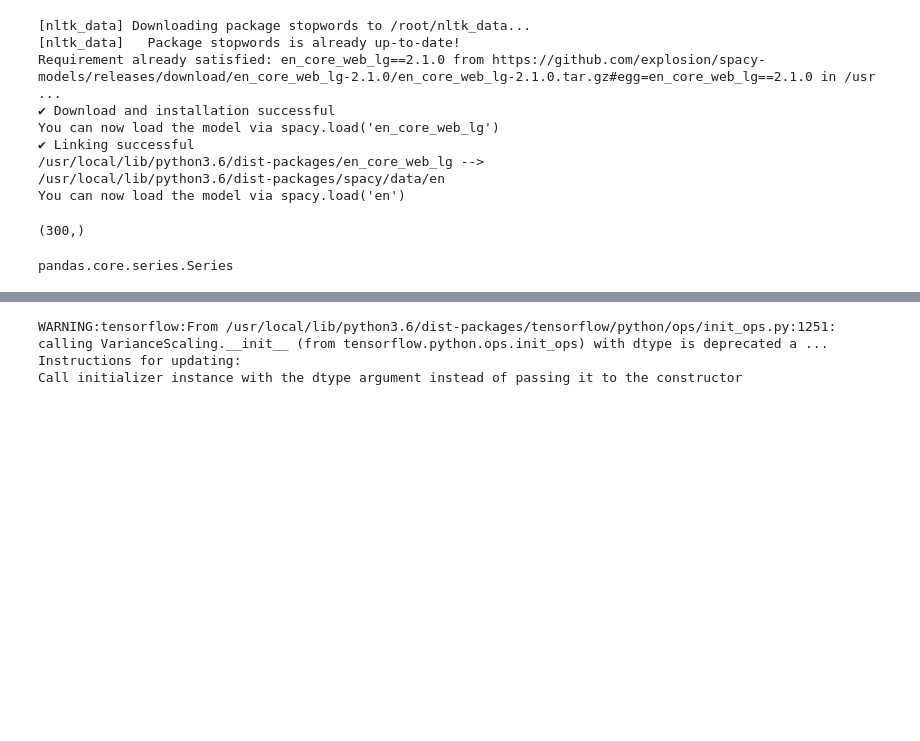
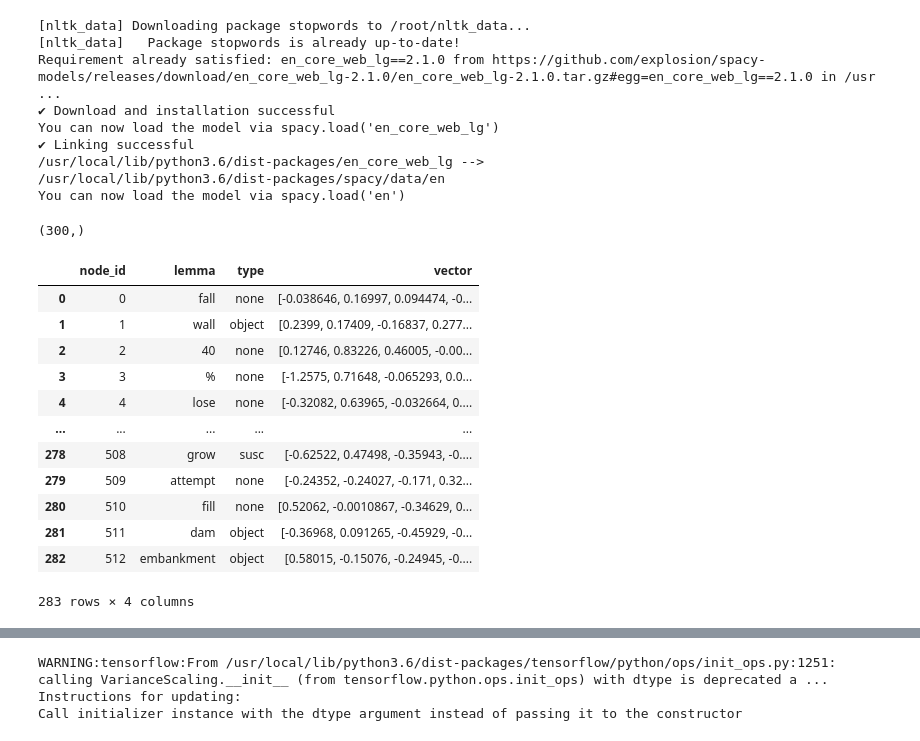
Before and after one commit to mgalusza/Notebooks, a Jupyter notebook: graphSAGE_Example.ipynb, the cells around one changed output, grey strips where cells are left out. Cells and saved outputs as stored; diff of their text form; code cells hidden in the pictures; blank space fills up the shorter version.

```diff
--- a/graphSAGE_Example.ipynb
+++ b/graphSAGE_Example.ipynb
@@ -133,9 +133,21 @@ nlp('car').vector.shape
 # %% [output]
 (300,)
 # %%
-column_names = ["node","lemma","type"]
-node_data = pd.read_table(os.path.join(data_dir, "Dam_Node_Word.csv"), delimiter = ",", header=0, names=column_names,index_col ="node")
+column_names = ["node_id","lemma","type"]
+node_data = pd.read_table(os.path.join(data_dir, "Dam_Node_Word.csv"), delimiter = ",", header=0, names=column_names)
 node_data['vector'] = node_data['lemma'].apply(transform)
-type(node_data['vector'])
+node_data
 # %% [output]
+|  | node_id | lemma | type | vector |
+| 0 | 0 | fall | none | [-0.038646, 0.16997, 0.094474, -0... |
+| 1 | 1 | wall | object | [0.2399, 0.17409, -0.16837, 0.277... |
+| 2 | 2 | 40 | none | [0.12746, 0.83226, 0.46005, -0.00... |
+| 3 | 3 | % | none | [-1.2575, 0.71648, -0.065293, 0.0... |
+| 4 | 4 | lose | none | [-0.32082, 0.63965, -0.032664, 0.... |
+| ... | ... | ... | ... | ... |
+| 278 | 508 | grow | susc | [-0.62522, 0.47498, -0.35943, -0.... |
+| 279 | 509 | attempt | none | [-0.24352, -0.24027, -0.171, 0.32... |
+| 280 | 510 | fill | none | [0.52062, -0.0010867, -0.34629, 0... |
+| 281 | 511 | dam | object | [-0.36968, 0.091265, -0.45929, -0... |
+| 282 | 512 | embankment | object | [0.58015, -0.15076, -0.24945, -0.... |
-pandas.core.series.Series
+283 rows × 4 columns
```
Also changed, not shown: parts of 13 cells of this notebook.
